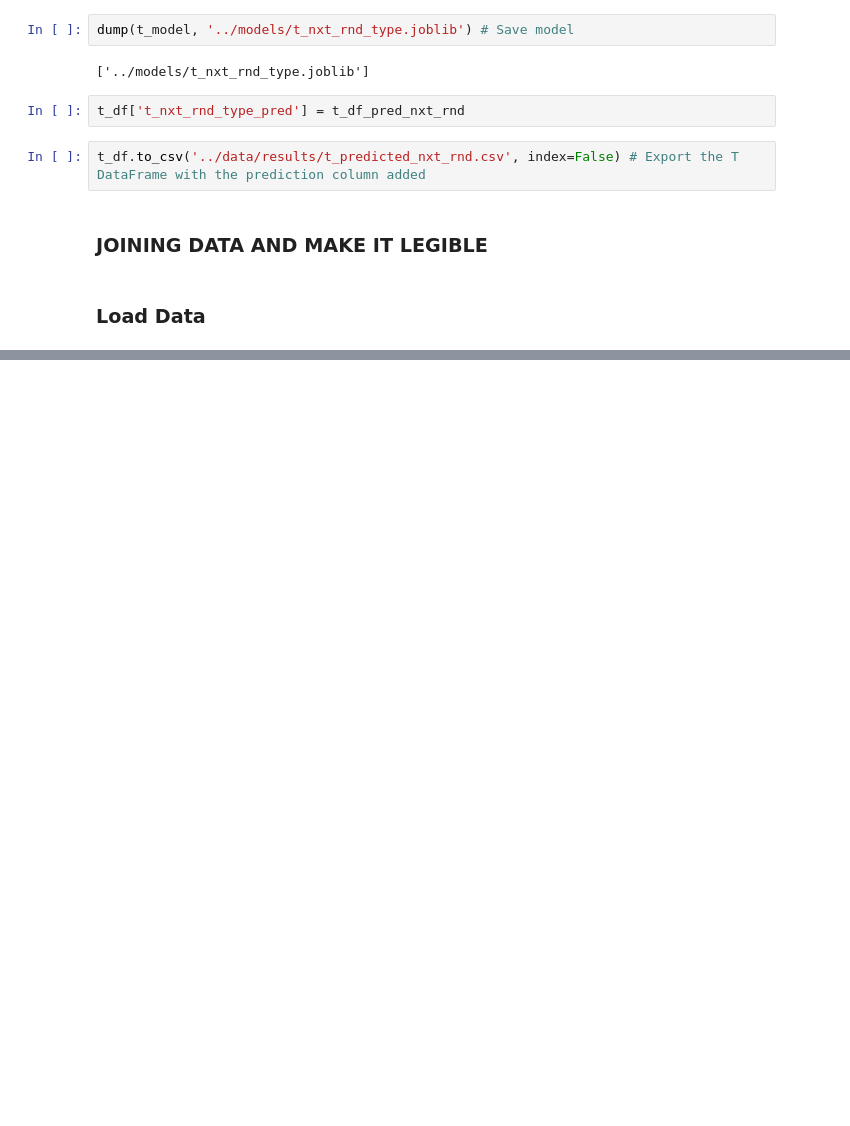
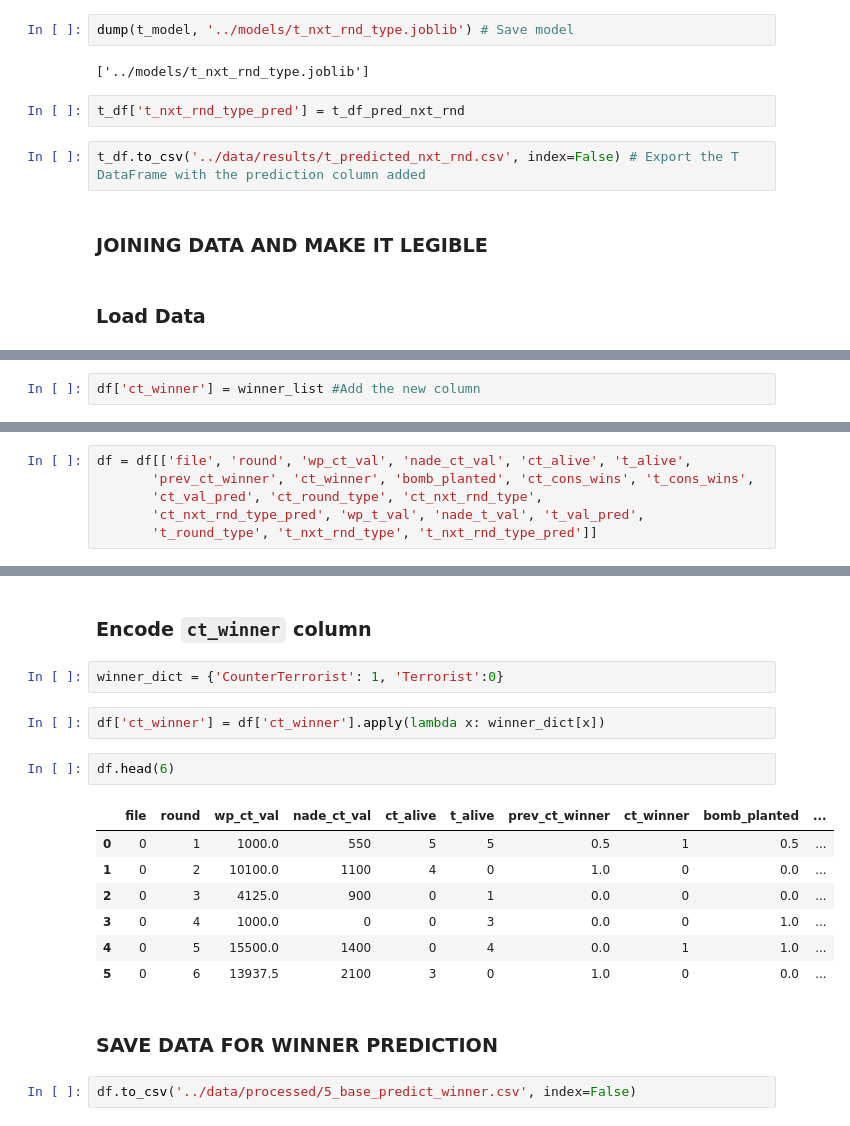
Before and after one commit to Laserdan/ih_datamadpt0420_project_final_project, a Jupyter notebook: notebooks/4_3_ml_clas_nxt_rnd_val.ipynb, the cells around one changed output, grey strips where cells are left out. Drawn from its saved outputs; the diff is of its cells as text; blank space fills up the shorter version.

Commit message:
4_3_saved-data-for-next-prediction_winner-team

```diff
--- a/notebooks/4_3_ml_clas_nxt_rnd_val.ipynb
+++ b/notebooks/4_3_ml_clas_nxt_rnd_val.ipynb
@@ -221,0 +335,2 @@ ct_df = pd.read_csv('../data/results/ct_predicted_nxt_rnd.csv')
+# %%
+df['ct_winner'] = winner_list #Add the new column
@@ -221,0 +348,6 @@ ct_df = pd.read_csv('../data/results/ct_predicted_nxt_rnd.csv')
+# %%
+df = df[['file', 'round', 'wp_ct_val', 'nade_ct_val', 'ct_alive', 't_alive',
+       'prev_ct_winner', 'ct_winner', 'bomb_planted', 'ct_cons_wins', 't_cons_wins',
+       'ct_val_pred', 'ct_round_type', 'ct_nxt_rnd_type',
+       'ct_nxt_rnd_type_pred', 'wp_t_val', 'nade_t_val', 't_val_pred',
+       't_round_type', 't_nxt_rnd_type', 't_nxt_rnd_type_pred']]
@@ -221,0 +363,20 @@ ct_df = pd.read_csv('../data/results/ct_predicted_nxt_rnd.csv')
+# %% [markdown]
+### Encode <code>ct_winner</code> column
+# %%
+winner_dict = {'CounterTerrorist': 1, 'Terrorist':0}
+# %%
+df['ct_winner'] = df['ct_winner'].apply(lambda x: winner_dict[x])
+# %%
+df.head(6)
+# %% [output]
+|  | file | round | wp_ct_val | nade_ct_val | ct_alive | t_alive | prev_ct_winner | ct_winner | bomb_planted | ... |
+| 0 | 0 | 1 | 1000.0 | 550 | 5 | 5 | 0.5 | 1 | 0.5 | ... |
+| 1 | 0 | 2 | 10100.0 | 1100 | 4 | 0 | 1.0 | 0 | 0.0 | ... |
+| 2 | 0 | 3 | 4125.0 | 900 | 0 | 1 | 0.0 | 0 | 0.0 | ... |
+| 3 | 0 | 4 | 1000.0 | 0 | 0 | 3 | 0.0 | 0 | 1.0 | ... |
+| 4 | 0 | 5 | 15500.0 | 1400 | 0 | 4 | 0.0 | 1 | 1.0 | ... |
+| 5 | 0 | 6 | 13937.5 | 2100 | 3 | 0 | 1.0 | 0 | 0.0 | ... |
+# %% [markdown]
+### **SAVE DATA FOR WINNER PREDICTION**
+# %%
+df.to_csv('../data/processed/5_base_predict_winner.csv', index=False)
```
Also changed, not shown: parts of 21 cells of this notebook, 2 other files.
